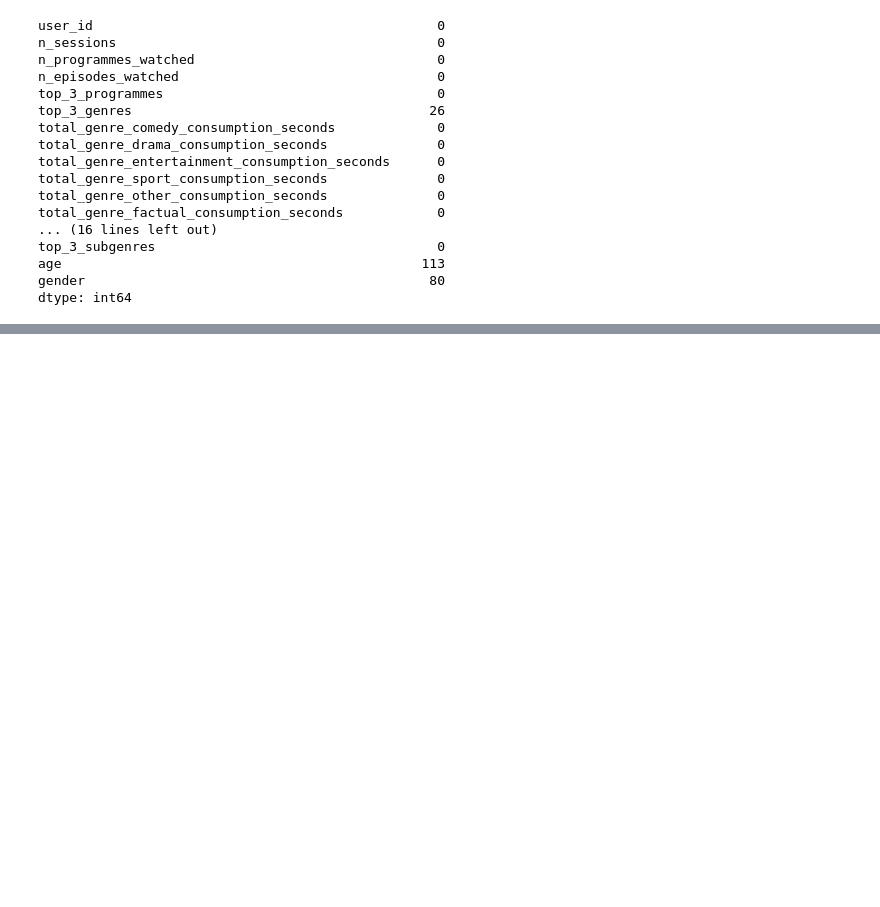
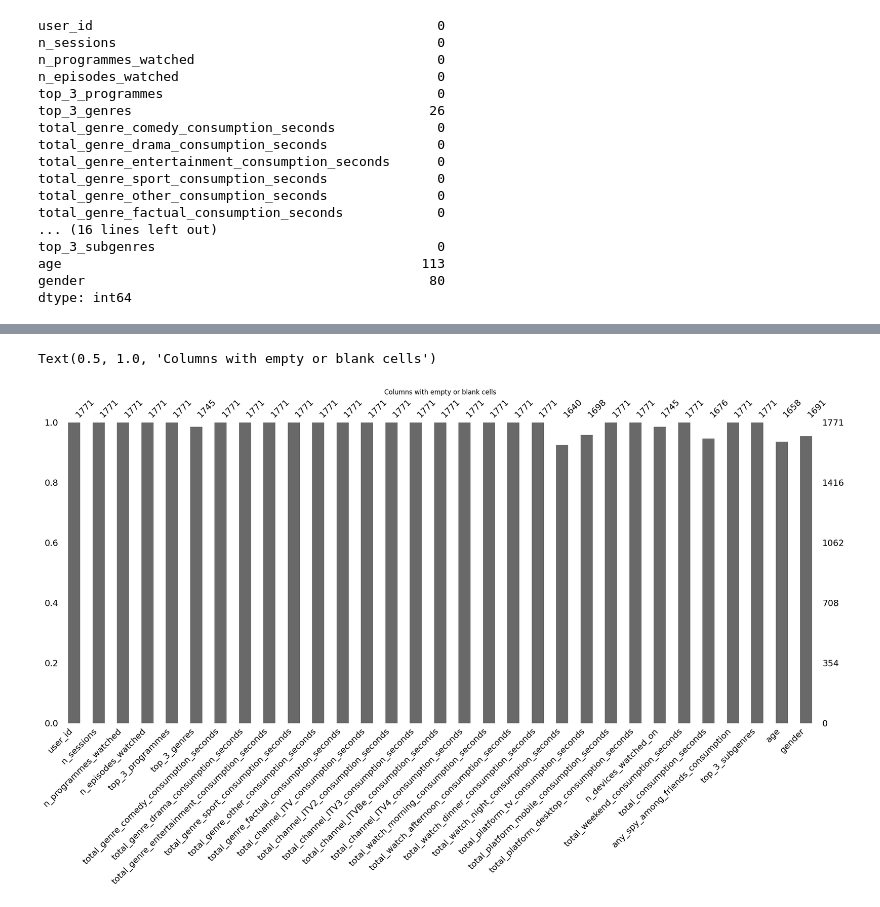
Before and after one commit to supmathews/ITV-live-online-career-challenge, a Jupyter notebook: itv_challenge_solution.ipynb, the cells around one changed output, grey strips where cells are left out. Drawn from its saved outputs; the diff is of its cells as text; code cells hidden in the pictures; blank space fills up the shorter version.

```diff
--- a/itv_challenge_solution.ipynb
+++ b/itv_challenge_solution.ipynb
@@ -11,0 +53,4 @@ import missingno as msn
+# %%
+# read in the files using pandas
+df_user_data = pd.read_csv('DIG_step_up_user_data.csv')
+df_user_data.head()          # display the first 5 rows of the file
@@ -45,0 +117,3 @@ memory usage: 416.9+ KB
+# %%
+# create a copy of the dataframe
+df_user_data_copy = df_user_data.copy()
@@ -76,0 +156,7 @@ msn.bar(df_viewing_data)
+# %%
+# lets plot a bar chart to visualise the exact count of missing data
+msn.bar(df_user_data_copy)
+plt.title('Columns with empty or blank cells')
+# %% [output]
+Text(0.5, 1.0, 'Columns with empty or blank cells')
+[figure, added]
```
Also changed, not shown: parts of 39 cells of this notebook.
